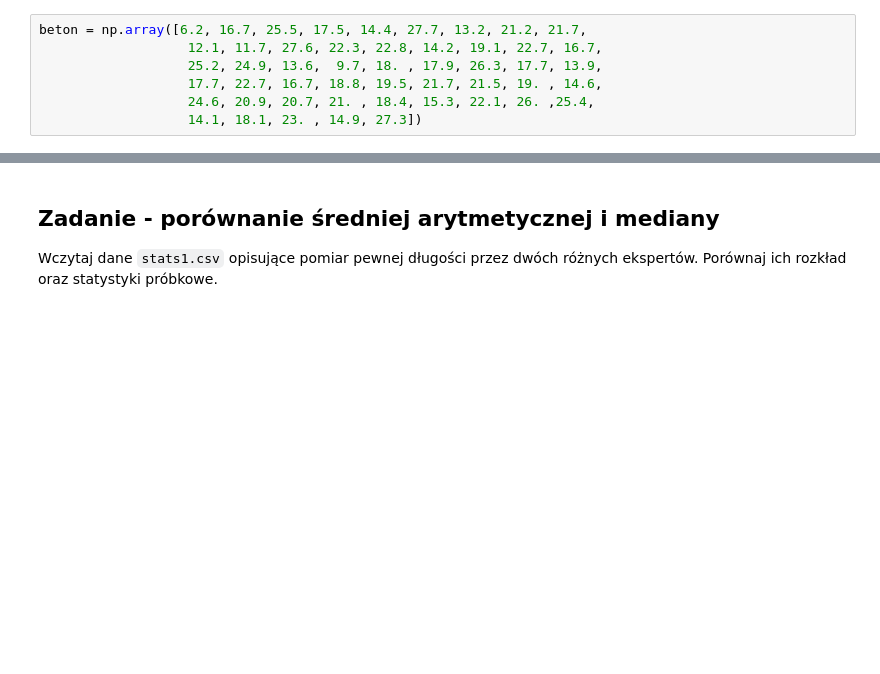
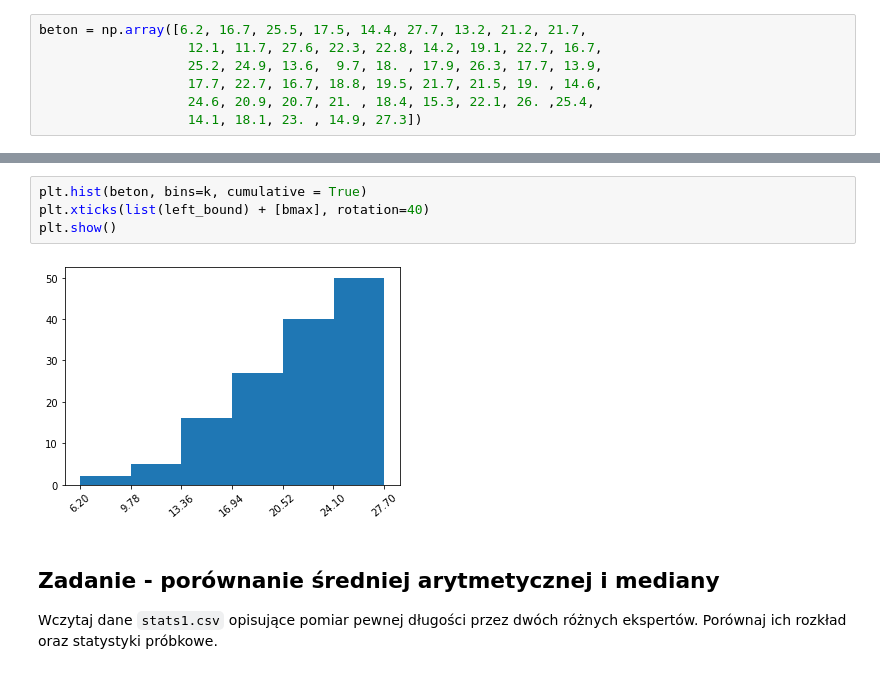
Before and after one commit to mdabrowski-phd/ds250223_stat, a Jupyter notebook: 01_statystyka_opisowa/01_statystyki_opisowe.ipynb, the cells around one changed output, grey strips where cells are left out. Cells and saved outputs as stored; diff of their text form; blank space fills up the shorter version.

```diff
--- a/01_statystyka_opisowa/01_statystyki_opisowe.ipynb
+++ b/01_statystyka_opisowa/01_statystyki_opisowe.ipynb
@@ -69,3 +191,9 @@ beton = np.array([6.2, 16.7, 25.5, 17.5, 14.4, 27.7, 13.2, 21.2, 21.7,
+# %%
+plt.hist(beton, bins=k, cumulative = True)
+plt.xticks(list(left_bound) + [bmax], rotation=40)
+plt.show()
+# %% [output]
+[figure, added]
 # %% [markdown]
 ## Zadanie - porównanie średniej arytmetycznej i mediany
 Wczytaj dane `stats1.csv` opisujące pomiar pewnej długości przez dwóch różnych ekspertów. Porównaj ich rozkład oraz statystyki próbkowe.
```
Also changed, not shown: parts of 19 cells of this notebook, 1 other file.
